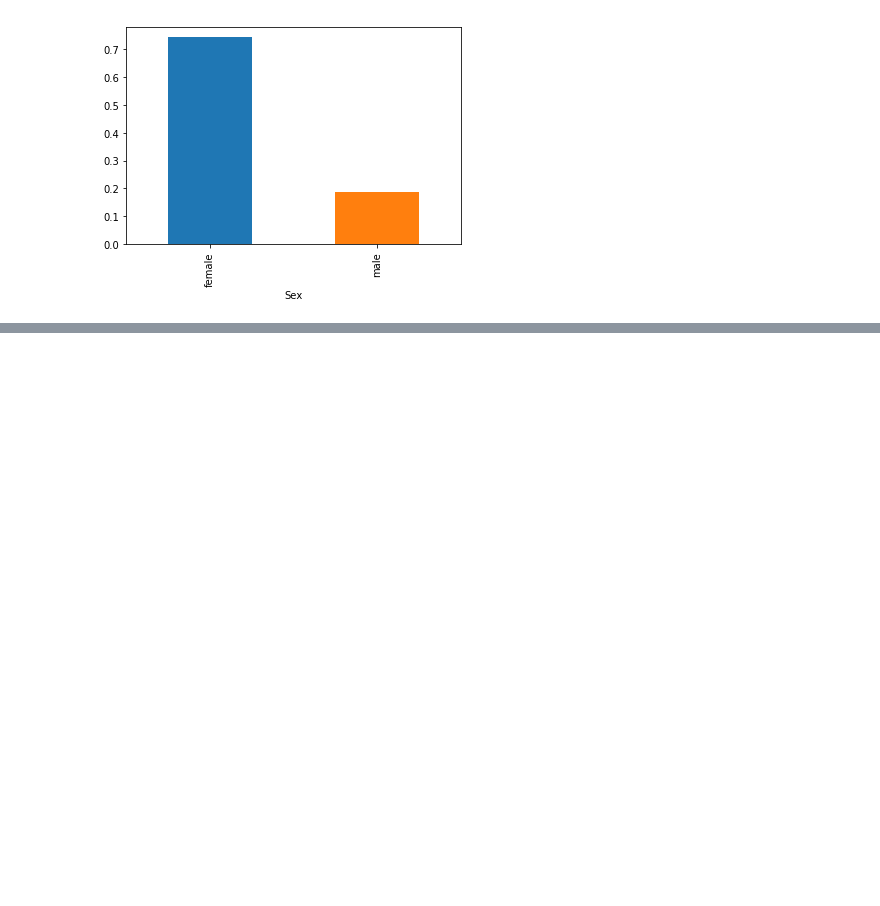
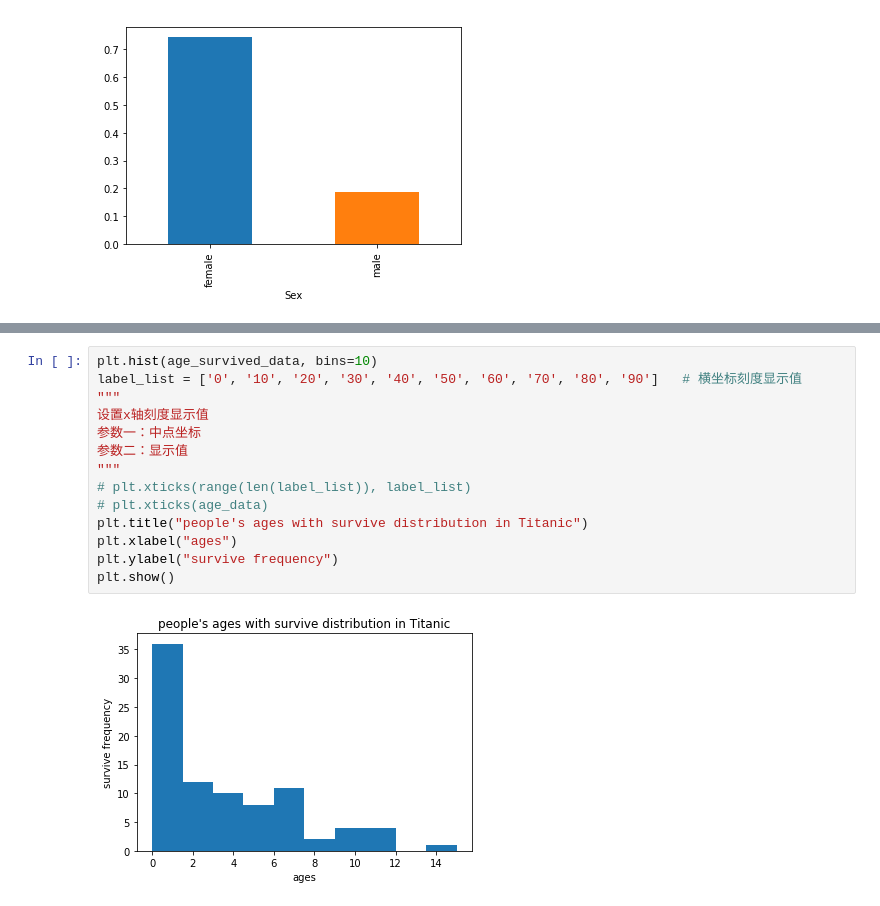
Before and after one commit to miniminiming/UdacityHomeWork, a Jupyter notebook: project_4/Titanic_data_analyze.ipynb, the cells around one changed output, grey strips where cells are left out. Drawn from its saved outputs; the diff is of its cells as text; blank space fills up the shorter version.

```diff
--- a/project_4/Titanic_data_analyze.ipynb
+++ b/project_4/Titanic_data_analyze.ipynb
@@ -75,0 +114,16 @@ age_survived_data['Survived'].plot(kind='bar',use_index = True)
+# %%
+plt.hist(age_survived_data, bins=10)
+label_list = ['0', '10', '20', '30', '40', '50', '60', '70', '80', '90']   # 横坐标刻度显示值
+"""
+设置x轴刻度显示值
+参数一：中点坐标
+参数二：显示值
+"""
+# plt.xticks(range(len(label_list)), label_list)
+# plt.xticks(age_data)
+plt.title("people's ages with survive distribution in Titanic")
+plt.xlabel("ages")
+plt.ylabel("survive frequency")
+plt.show()
+# %% [output]
+[figure, added]
```
Also changed, not shown: parts of 6 cells of this notebook.
